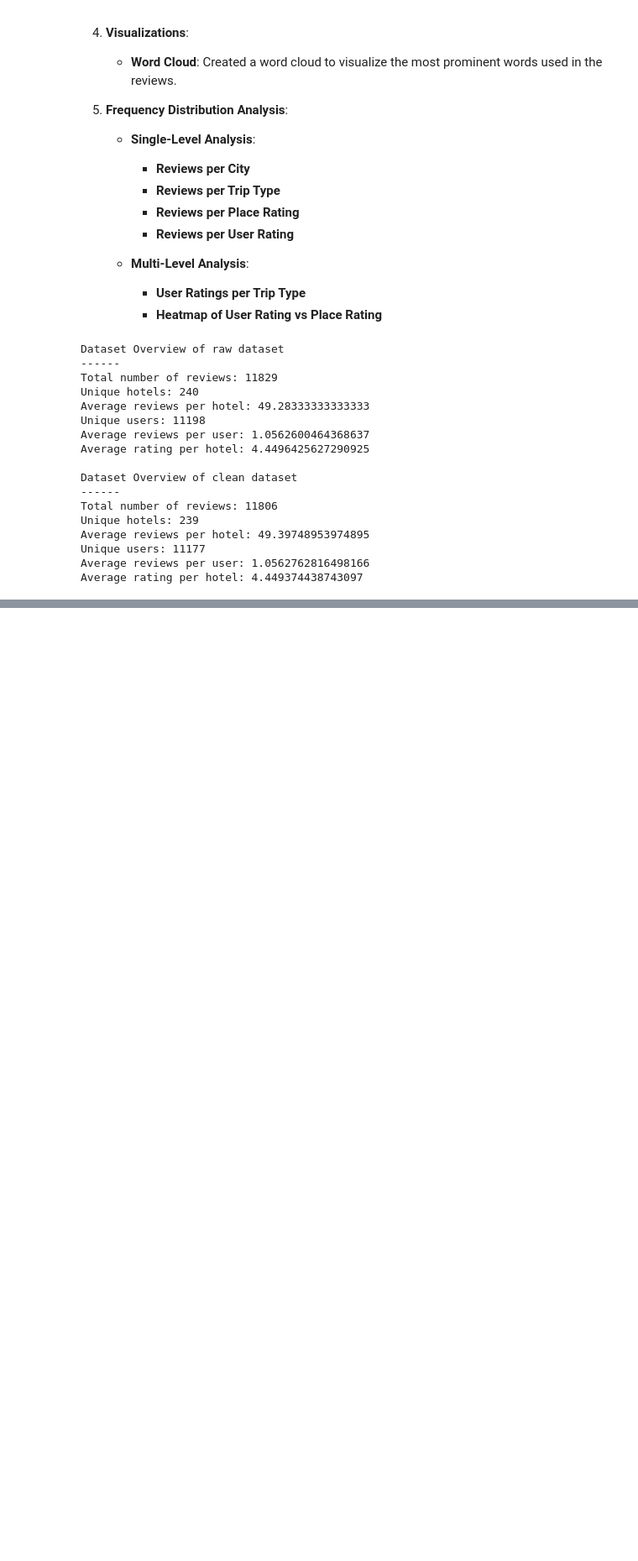
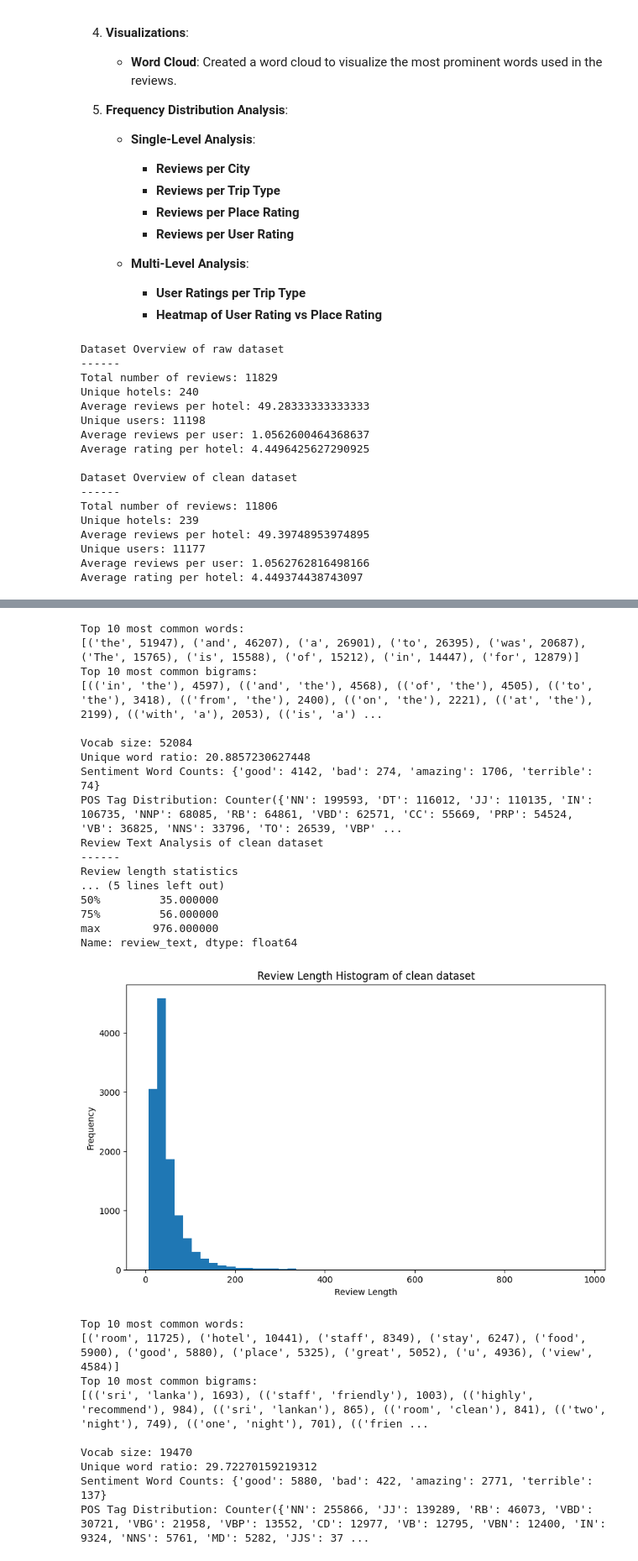
Before and after one commit to NotMishaal/TripAdvisor-Review-CW, a Jupyter notebook: Solution_GroupD.ipynb, the cells around one changed output, grey strips where cells are left out. Shown: that part at 84% size. Drawn from its saved outputs; the diff is of its cells as text; code cells hidden in the pictures; blank space fills up the shorter version.

Commit message:
Added review text & temporal analysis

```diff
--- a/Solution_GroupD.ipynb
+++ b/Solution_GroupD.ipynb
@@ -568,0 +607,4 @@ Name: review_text, dtype: float64
+# %%
+review_text_analysis(df_raw, "raw")
+review_text_analysis(df_clean, "clean")
+# %% [output]
@@ -568,0 +624,27 @@ Name: review_text, dtype: float64
+Top 10 most common words:
+[('the', 51947), ('and', 46207), ('a', 26901), ('to', 26395), ('was', 20687), ('The', 15765), ('is', 15588), ('of', 15212), ('in', 14447), ('for', 12879)]
+Top 10 most common bigrams:
+[(('in', 'the'), 4597), (('and', 'the'), 4568), (('of', 'the'), 4505), (('to', 'the'), 3418), (('from', 'the'), 2400), (('on', 'the'), 2221), (('at', 'the'), 2199), (('with', 'a'), 2053), (('is', 'a') ...
+
+Vocab size: 52084
+Unique word ratio: 20.8857230627448
+Sentiment Word Counts: {'good': 4142, 'bad': 274, 'amazing': 1706, 'terrible': 74}
+POS Tag Distribution: Counter({'NN': 199593, 'DT': 116012, 'JJ': 110135, 'IN': 106735, 'NNP': 68085, 'RB': 64861, 'VBD': 62571, 'CC': 55669, 'PRP': 54524, 'VB': 36825, 'NNS': 33796, 'TO': 26539, 'VBP' ...
+Review Text Analysis of clean dataset
+------
+Review length statistics
+... (5 lines left out)
+50%         35.000000
+75%         56.000000
+max        976.000000
+Name: review_text, dtype: float64
+[figure, added]
+Top 10 most common words:
+[('room', 11725), ('hotel', 10441), ('staff', 8349), ('stay', 6247), ('food', 5900), ('good', 5880), ('place', 5325), ('great', 5052), ('u', 4936), ('view', 4584)]
+Top 10 most common bigrams:
+[(('sri', 'lanka'), 1693), (('staff', 'friendly'), 1003), (('highly', 'recommend'), 984), (('sri', 'lankan'), 865), (('room', 'clean'), 841), (('two', 'night'), 749), (('one', 'night'), 701), (('frien ...
+
+Vocab size: 19470
+Unique word ratio: 29.72270159219312
+Sentiment Word Counts: {'good': 5880, 'bad': 422, 'amazing': 2771, 'terrible': 137}
+POS Tag Distribution: Counter({'NN': 255866, 'JJ': 139289, 'RB': 46073, 'VBD': 30721, 'VBG': 21958, 'VBP': 13552, 'CD': 12977, 'VB': 12795, 'VBN': 12400, 'IN': 9324, 'NNS': 5761, 'MD': 5282, 'JJS': 37 ...
```
Also changed, not shown: parts of 4 cells of this notebook.
